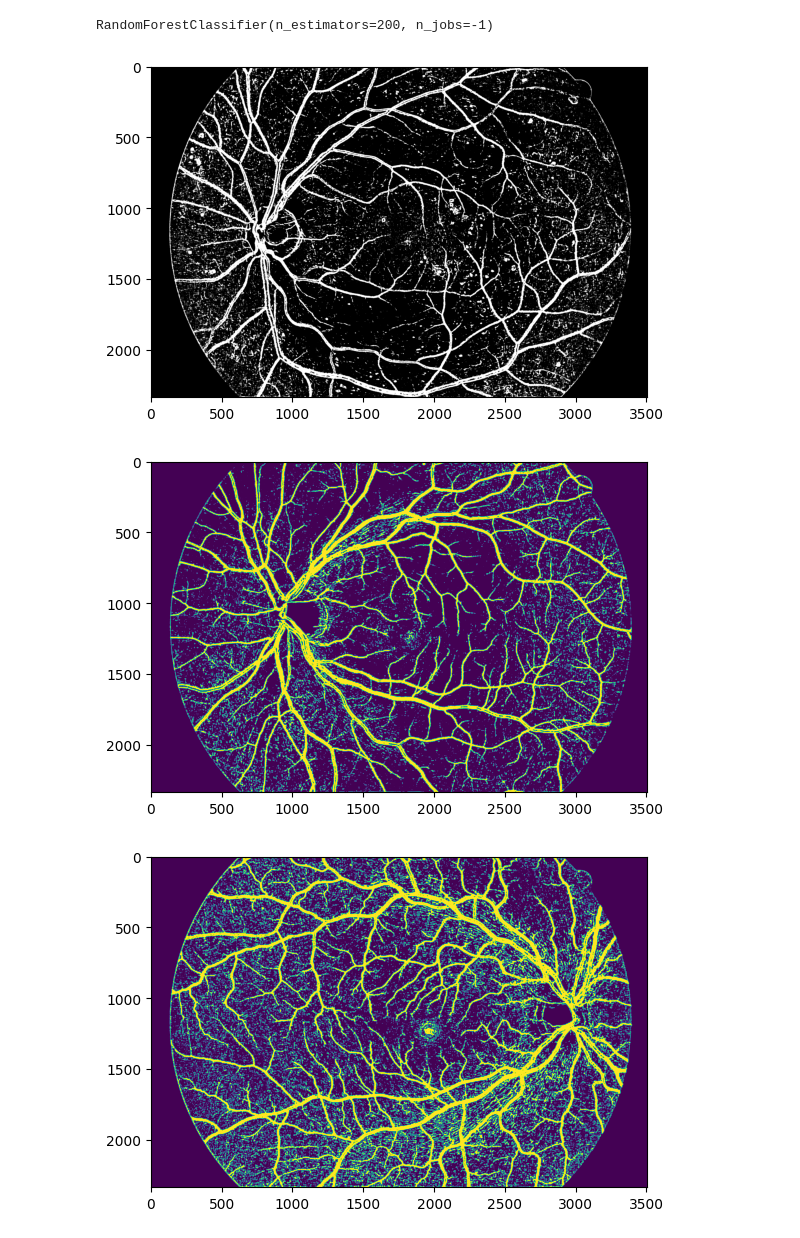
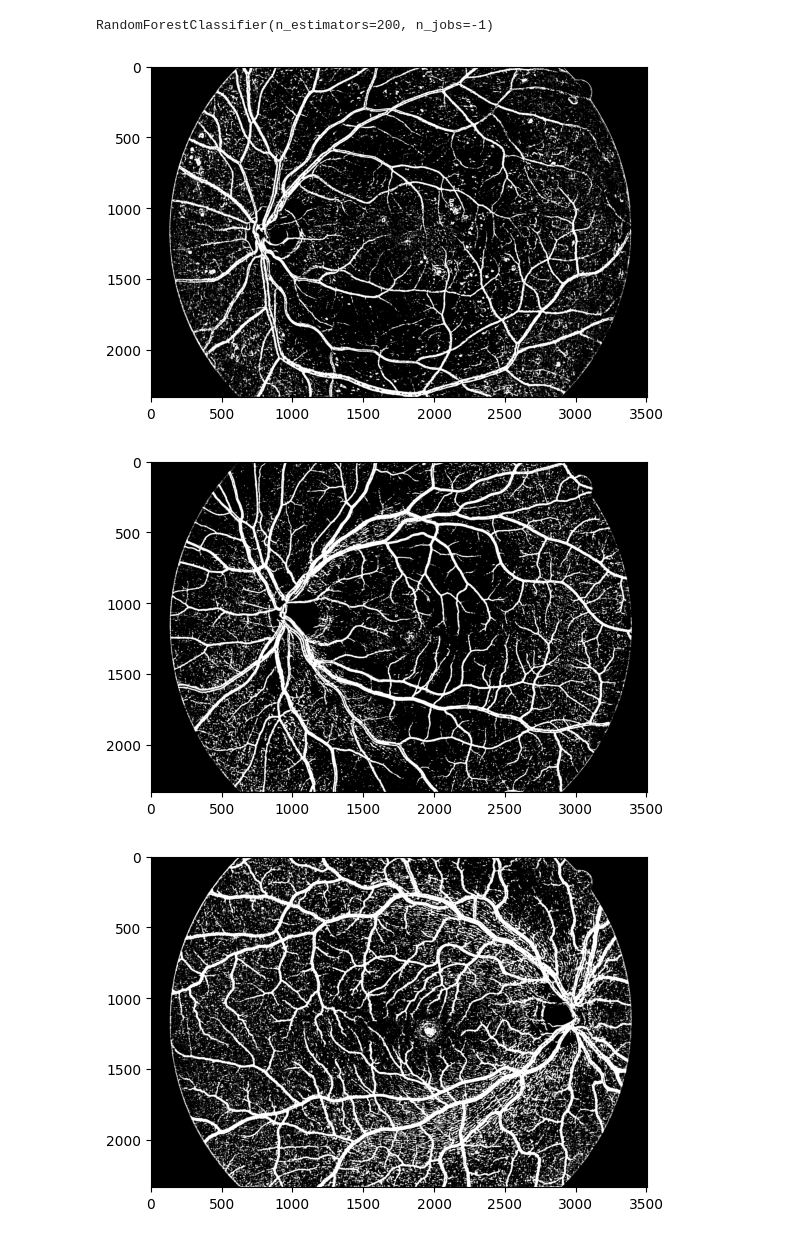
Before and after one commit to mr-SCWN/Informatyka-w-medycynie, a Jupyter notebook: Oko/5percentall.ipynb, the cells around one changed output. Saved outputs shown, nothing was run; the diff lists cells and outputs as text; code cells hidden in the pictures.

```diff
--- a/Oko/5percentall.ipynb
+++ b/Oko/5percentall.ipynb
@@ -75,33 +75,33 @@ RandomForestClassifier(n_estimators=200, n_jobs=-1)
 # %%
 # Test model
 test_1 = io.imread('images/01_dr.jpg')
 test_2 = io.imread('images/02_h.jpg')
 test_3 = io.imread('images/11_h.jpg')
 
 X_test_1 = image_to_X(test_1, patch_size)
 X_test_2 = image_to_X(test_2, patch_size)
 X_test_3 = image_to_X(test_3, patch_size)
 
 y_pred_1 = model.predict(X_test_1)
 y_pred_2 = model.predict(X_test_2)
 y_pred_3 = model.predict(X_test_3)
 
 y_pred_1 = y_pred_1.reshape(test_1.shape[0], test_1.shape[1])
 y_pred_2 = y_pred_2.reshape(test_2.shape[0], test_2.shape[1])
 y_pred_3 = y_pred_3.reshape(test_3.shape[0], test_3.shape[1])
 
 # show it plt
 import matplotlib.pyplot as plt
 plt.imshow(y_pred_1, cmap='gray')
 plt.show()
-plt.imshow(y_pred_2)
+plt.imshow(y_pred_2, cmap='gray')
 plt.show()
-plt.imshow(y_pred_3)
+plt.imshow(y_pred_3, cmap='gray')
 plt.show()
 # %% [output]
-[figure, old version]
+[figure, new version]
-[figure, old version]
+[figure, new version]
-[figure, old version]
+[figure, new version]
 # %%
 test_4 = io.imread('images/09_g.jpg')
 test_5 = io.imread('images/12_dr.jpg')
```
Also changed, not shown: parts of 3 cells of this notebook.
